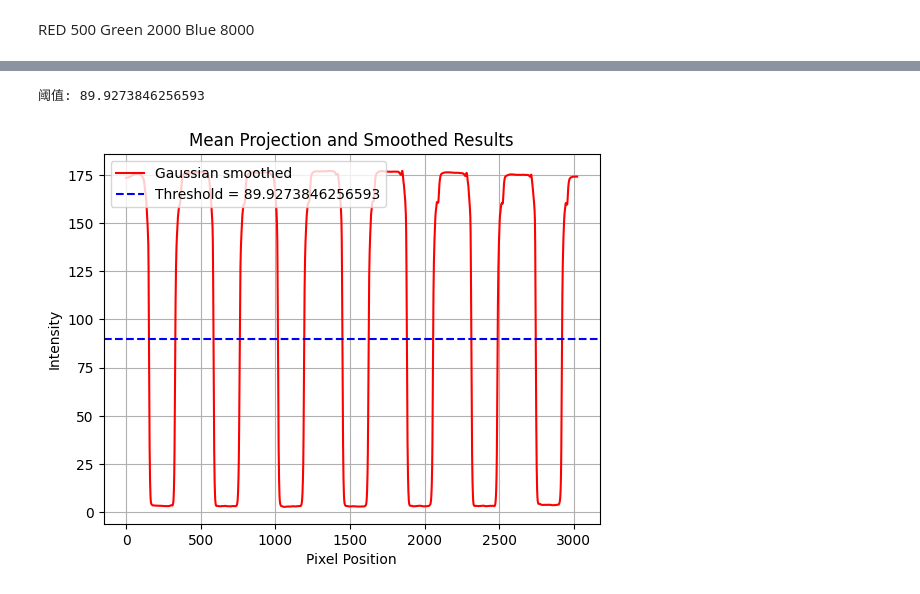
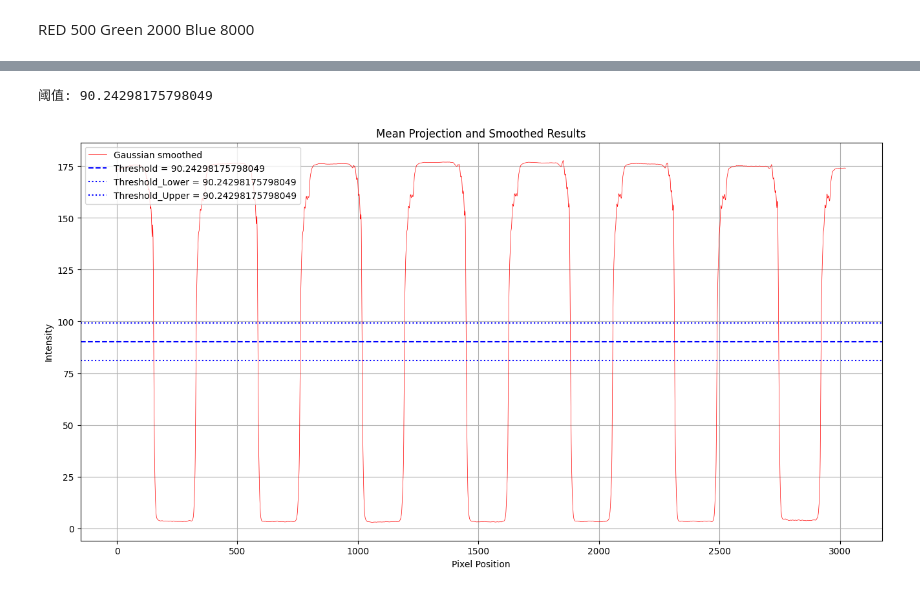
Before and after one commit to herryqyh/RollingShutterTestSuite, a Jupyter notebook: Rolling shutter.ipynb, the cells around one changed output, grey strips where cells are left out. Cells and saved outputs as stored; diff of their text form; code cells hidden in the pictures.

```diff
--- a/Rolling shutter.ipynb
+++ b/Rolling shutter.ipynb
@@ -155,33 +157,38 @@ plt.show()
 # %%
 from scipy.ndimage import gaussian_filter1d
-sigma = 3
+sigma = 2
 smoothed_projection_gaussian = gaussian_filter1d(mean_projection, sigma)
+
+tolorate = 0.10
 # %%
 ###### 步骤 3: 使用从大到小排列的最小 10% 值作为阈值
 # sorted_projection = np.sort(smoothed_projection_gaussian)[::-1]  # 从大到小排序
 # threshold_index = int(len(smoothed_projection_gaussian) * 0.60)  # 计算最小 10% 的索引
 # threshold_value = sorted_projection[threshold_index]  # 获取阈值
 
 
 threshold_value = (np.min(smoothed_projection_gaussian)+np.max(smoothed_projection_gaussian))/2
 
 
 print(f"阈值: {threshold_value}")
 # 绘制 Gaussian 滤波平滑结果
-plt.plot(smoothed_projection_gaussian, label='Gaussian smoothed', color='red')
+plt.figure(figsize=(16, 8))
+plt.plot(smoothed_projection_gaussian, label='Gaussian smoothed', color='red', lw=0.5)
 plt.axhline(y=threshold_value, color='blue', linestyle='--', label=f'Threshold = {threshold_value}')
+plt.axhline(y=threshold_value*(1-tolorate), color='blue', linestyle=':', label=f'Threshold_Lower = {threshold_value}')
+plt.axhline(y=threshold_value*(1+tolorate), color='blue', linestyle=':', label=f'Threshold_Upper = {threshold_value}')
 # 添加标题和标签
 plt.title('Mean Projection and Smoothed Results')
 plt.xlabel('Pixel Position')
 plt.ylabel('Intensity')
 plt.legend(loc='upper left')
 plt.grid()
 
 # 显示图形
 plt.show()
 # %% [output]
-阈值: 89.9273846256593
+阈值: 90.24298175798049
-[figure, old version]
+[figure, new version]
 # %%
 np.savetxt("output.txt",smoothed_projection_gaussian,delimiter=',')
 # %%
```
Also changed, not shown: parts of 8 cells of this notebook.
